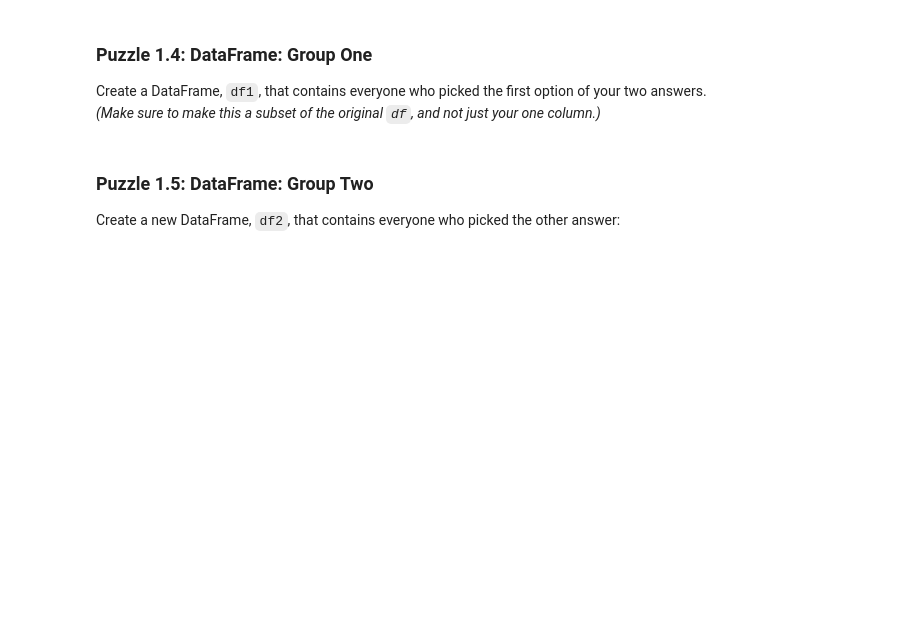
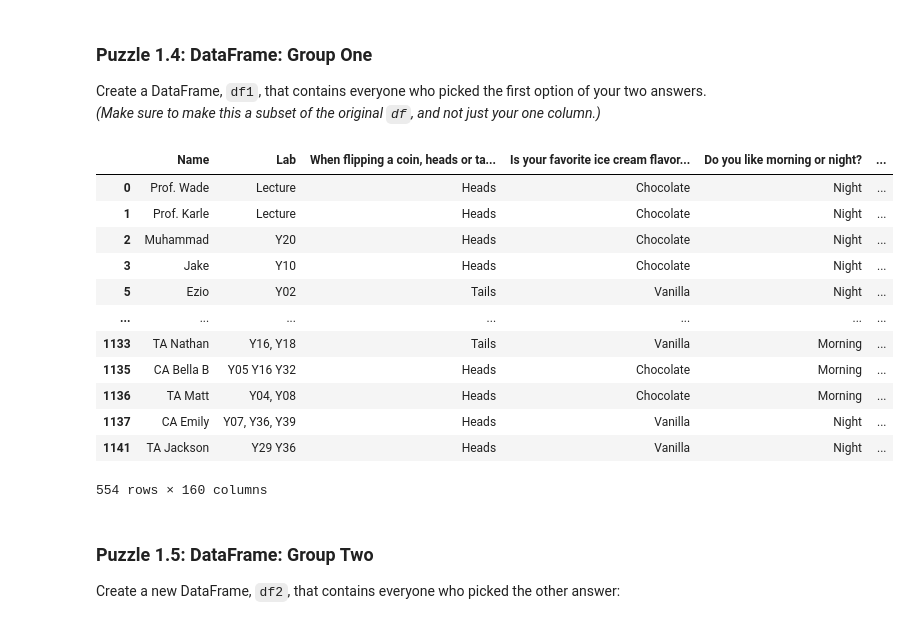
Before and after one commit to JoshuaMorales1245/Personal-Projects, a Jupyter notebook: lab_exp-design/lab_exp-design.ipynb, the cells around one changed output. Drawn from its saved outputs; the diff is of its cells as text; code cells hidden in the pictures; blank space fills up the shorter version.

```diff
--- a/lab_exp-design/lab_exp-design.ipynb
+++ b/lab_exp-design/lab_exp-design.ipynb
@@ -76,0 +108,3 @@ analysis_column
+# %%
+analysis_column =  "Do you have a pet?"
+analysis_column
@@ -114,3 +164,20 @@ Create a DataFrame, `df1`, that contains everyone who picked the first option of
+# %%
+df1 = df[df[analysis_column] == "Yes"]
+df1
+# %% [output]
+|  | Name | Lab | When flipping a coin, heads or ta... | Is your favorite ice cream flavor... | Do you like morning or night? | ... |
+| 0 | Prof. Wade | Lecture | Heads | Chocolate | Night | ... |
+| 1 | Prof. Karle | Lecture | Heads | Chocolate | Night | ... |
+| 2 | Muhammad | Y20 | Heads | Chocolate | Night | ... |
+| 3 | Jake | Y10 | Heads | Chocolate | Night | ... |
+| 5 | Ezio | Y02 | Tails | Vanilla | Night | ... |
+| ... | ... | ... | ... | ... | ... | ... |
+| 1133 | TA Nathan | Y16, Y18 | Tails | Vanilla | Morning | ... |
+| 1135 | CA Bella B | Y05 Y16 Y32 | Heads | Chocolate | Morning | ... |
+| 1136 | TA Matt | Y04, Y08 | Heads | Chocolate | Morning | ... |
+| 1137 | CA Emily | Y07, Y36, Y39 | Heads | Vanilla | Night | ... |
+| 1141 | TA Jackson | Y29 Y36 | Heads | Vanilla | Night | ... |
+554 rows × 160 columns
 # %% [markdown]
 ### Puzzle 1.5: DataFrame: Group Two
 
```
Also changed, not shown: parts of 48 cells of this notebook.
